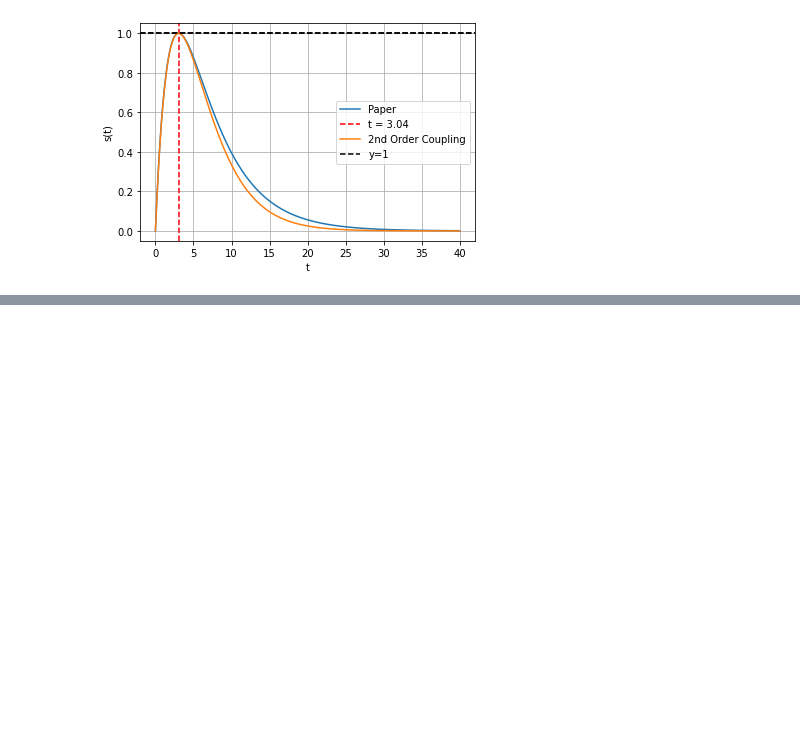
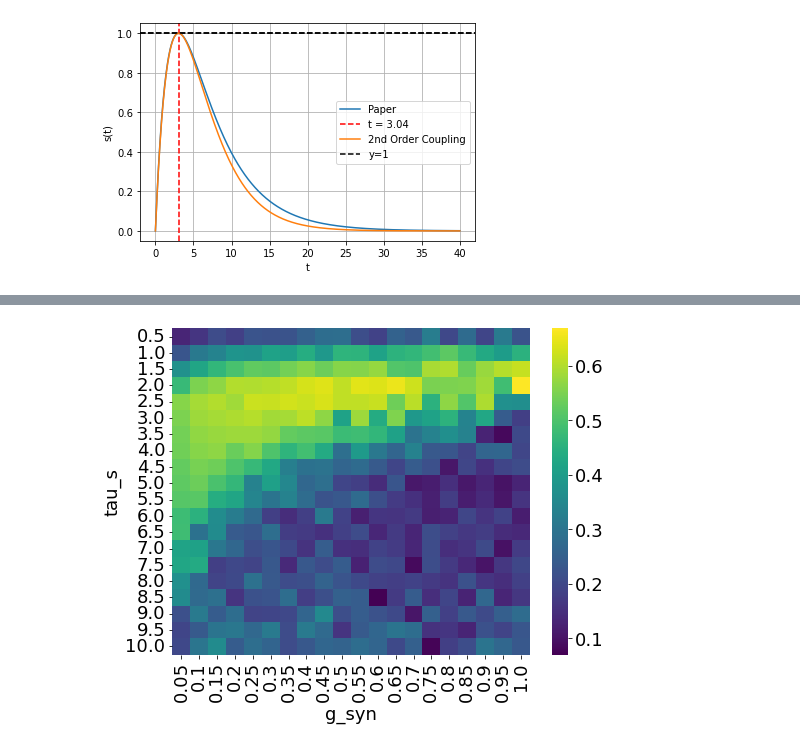
Before and after one commit to davidkelly2002/Final-Year-Project, a Jupyter notebook: Christmas Work.ipynb, the cells around one changed output, grey strips where cells are left out. Cells and saved outputs as stored; diff of their text form; code cells hidden in the pictures; blank space fills up the shorter version.

```diff
--- a/Christmas Work.ipynb
+++ b/Christmas Work.ipynb
@@ -858,7 +1057,7 @@ for i, tau_s in enumerate(tau_s_values):
             y0 = np.concatenate([v_init, u_init, s_init, p_init])
 
 
-            sol_v = solve_ivp(dxdt, [t0, T], y0, args=(k, a, b, I, Esyn, J, tau_s), dense_output=True,
+            sol_v = solve_ivp(dxdt, [t0, T], y0, args=(k, a, b, I, Esyn, J, tau_s, g), dense_output=True,
                               events=v_spike, rtol=1e-8)
 
             t_end = sol_v.t[-1]
@@ -867,33 +1066,35 @@ for i, tau_s in enumerate(tau_s_values):
             y = sol_v.sol(t)
 
             t_all = np.concatenate([t_all, t[:-1]], axis=0)
             y_all = np.concatenate([y_all, y[:, :-1]], axis=1)
 
             t0 = t_end
             v_init = y[:N, -1]
             u_init = y[N:2*N, -1]
             s_init = y[2*N:3*N, -1]
             p_init = y[3*N:4*N, -1]
 
             if len(sol_v.t_events[0]) > 0:
                 spike = v_init.argmax()
                 v_init[spike] = v_reset
                 u_init[spike] += d
                 p_init[spike] += 2.7185823035951033
 
                 spike_times[spikeCounter, :] = [t0, spike]
                 spikeCounter = spikeCounter + 1
                 i_step += 1
 
         data = y_all[:N, :]
         chi_sq = compute_chi(data)
         chi_sq_matrix[i, j] = chi_sq
 
 plt.figure(figsize=(8, 6))
 sns.heatmap(chi_sq_matrix, xticklabels=np.round(g_syn_values, 2), yticklabels=tau_s_values, cmap='viridis')
 plt.xlabel('g_syn')
 plt.ylabel('tau_s')
 plt.show()
+# %% [output]
+[figure, added]
 # %%
 # NOW USING RELIABILITY MEASURE INSTEAD OF CHI
 
```
Also changed, not shown: parts of 12 cells of this notebook.
